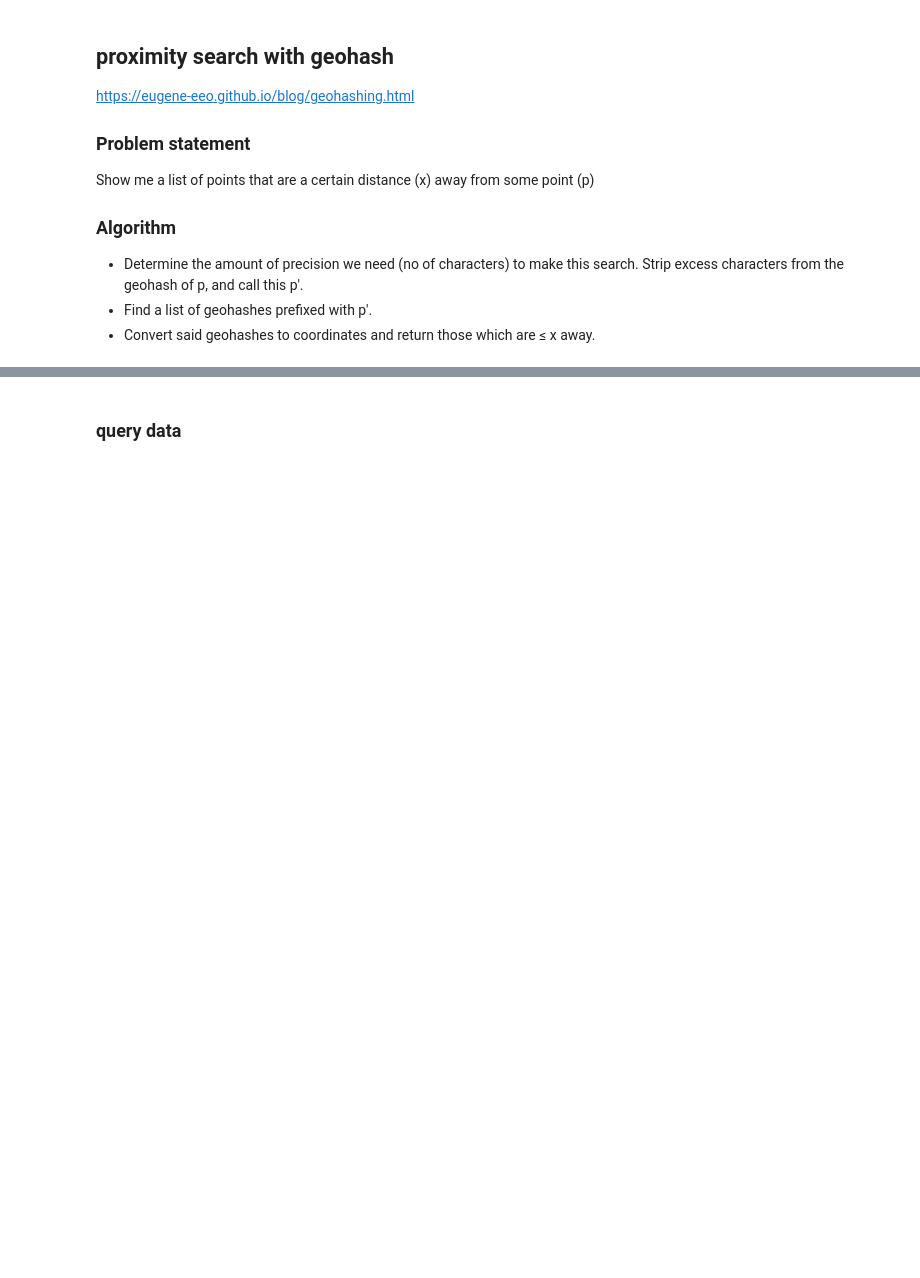
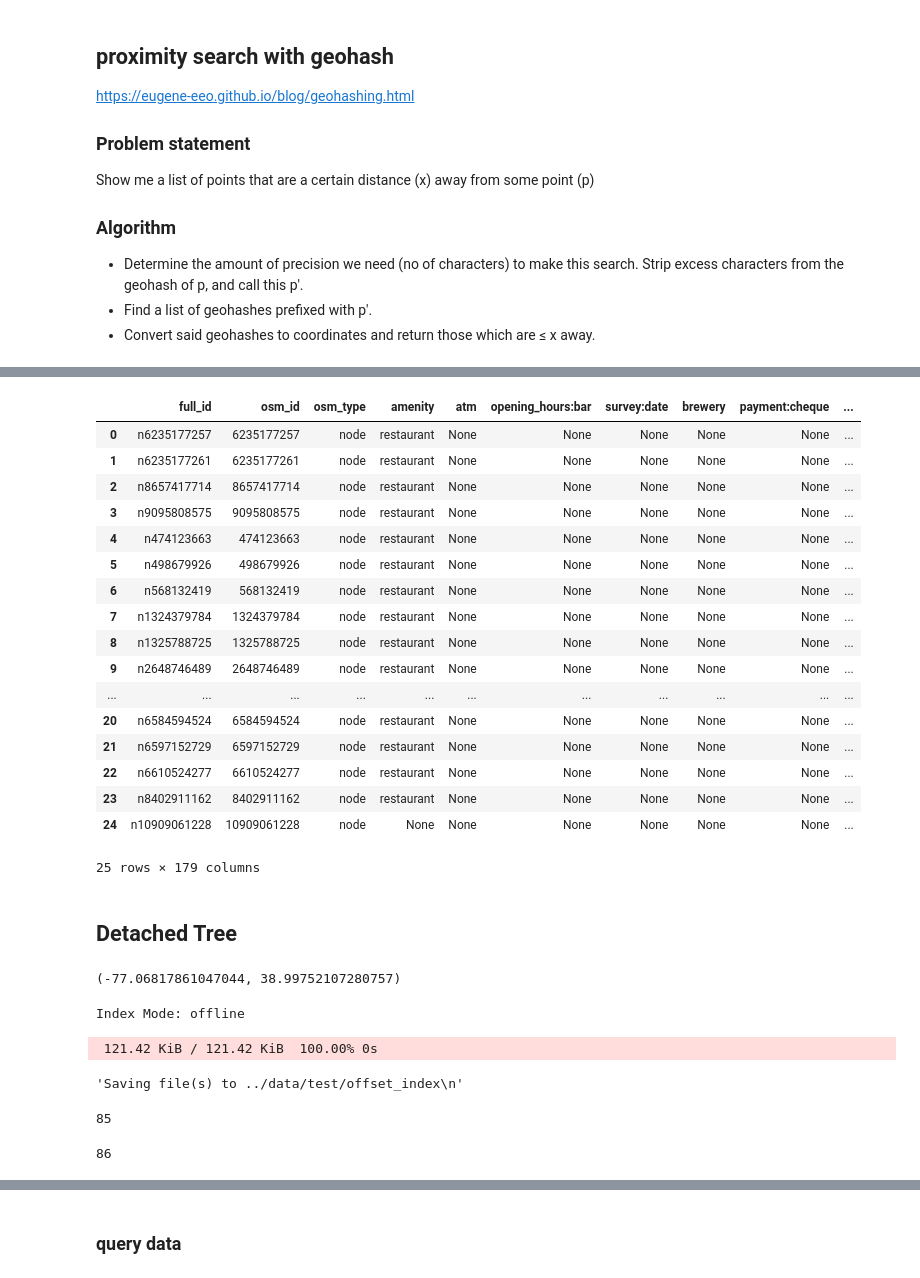
Before and after one commit to easierdata/geohash-cid, a Jupyter notebook: notebooks/spatial_query_comparison.ipynb, the cells around one changed output, grey strips where cells are left out. Cells and saved outputs as stored; diff of their text form; code cells hidden in the pictures; blank space fills up the shorter version.

Commit message:
detached tree pass

```diff
--- a/notebooks/spatial_query_comparison.ipynb
+++ b/notebooks/spatial_query_comparison.ipynb
@@ -12,0 +91,9 @@ Show me a list of points that are a certain distance (x) away from some point (p
+# %%
+import geopandas as gpd
+from sqlalchemy import create_engine
+
+# Load GeoJSON into a GeoDataFrame
+gdf = gpd.read_file("../../data/maryland_demo/dc_restaurants.geojson")
+
+# Connect to PostgreSQL
+engine = create_engine('postgresql://user:password@localhost:5432/geodb')
@@ -12,0 +129,33 @@ Show me a list of points that are a certain distance (x) away from some point (p
+# %%
+sql = f"""
+SELECT {asset}.*
+FROM {asset}, temp_table
+WHERE ST_Intersects({asset}.geometry, temp_table.geometry);
+"""
+# %%
+
+# Fetch the results into a DataFrame or a GeoDataFrame
+df_result = gpd.read_postgis(sql, engine,geom_col="geometry")
+# %%
+df_result
+# %% [output]
+|  | full_id | osm_id | osm_type | amenity | atm | opening_hours:bar | survey:date | brewery | payment:cheque | ... |
+| 0 | n6235177257 | 6235177257 | node | restaurant | None | None | None | None | None | ... |
+| 1 | n6235177261 | 6235177261 | node | restaurant | None | None | None | None | None | ... |
+| 2 | n8657417714 | 8657417714 | node | restaurant | None | None | None | None | None | ... |
+| 3 | n9095808575 | 9095808575 | node | restaurant | None | None | None | None | None | ... |
+| 4 | n474123663 | 474123663 | node | restaurant | None | None | None | None | None | ... |
+| 5 | n498679926 | 498679926 | node | restaurant | None | None | None | None | None | ... |
+| 6 | n568132419 | 568132419 | node | restaurant | None | None | None | None | None | ... |
+| 7 | n1324379784 | 1324379784 | node | restaurant | None | None | None | None | None | ... |
+| 8 | n1325788725 | 1325788725 | node | restaurant | None | None | None | None | None | ... |
+| 9 | n2648746489 | 2648746489 | node | restaurant | None | None | None | None | None | ... |
+| ... | ... | ... | ... | ... | ... | ... | ... | ... | ... | ... |
+| 20 | n6584594524 | 6584594524 | node | restaurant | None | None | None | None | None | ... |
+| 21 | n6597152729 | 6597152729 | node | restaurant | None | None | None | None | None | ... |
+| 22 | n6610524277 | 6610524277 | node | restaurant | None | None | None | None | None | ... |
+| 23 | n8402911162 | 8402911162 | node | restaurant | None | None | None | None | None | ... |
+| 24 | n10909061228 | 10909061228 | node | None | None | None | None | None | None | ... |
+25 rows × 179 columns
+# %% [markdown]
+## Detached Tree
@@ -12,0 +168,5 @@ Show me a list of points that are a certain distance (x) away from some point (p
+# %%
+centre = (gdf_rand_points.geometry.values[0].x,gdf_rand_points.geometry.values[0].y)
+centre
+# %% [output]
+(-77.06817861047044, 38.99752107280757)
@@ -12,0 +178,4 @@ Show me a list of points that are a certain distance (x) away from some point (p
+# %%
+tree = LiteTreeOffset()
+# %% [output]
+Index Mode: offline
@@ -12,0 +186,13 @@ Show me a list of points that are a certain distance (x) away from some point (p
+# %%
+ipfs_get_index_folder(index_cid,local_index_path)
+# %% [output]
+ 121.42 KiB / 121.42 KiB  100.00% 0s
+'Saving file(s) to ../data/test/offset_index\n'
+# %%
+tree.count(result_hashes,local_index_path)
+# %% [output]
+85
+# %%
+retr = tree.retrieve(result_hashes,local_index_path)
+# %% [output]
+86
```
Also changed, not shown: parts of 61 cells of this notebook, 7 other files.
